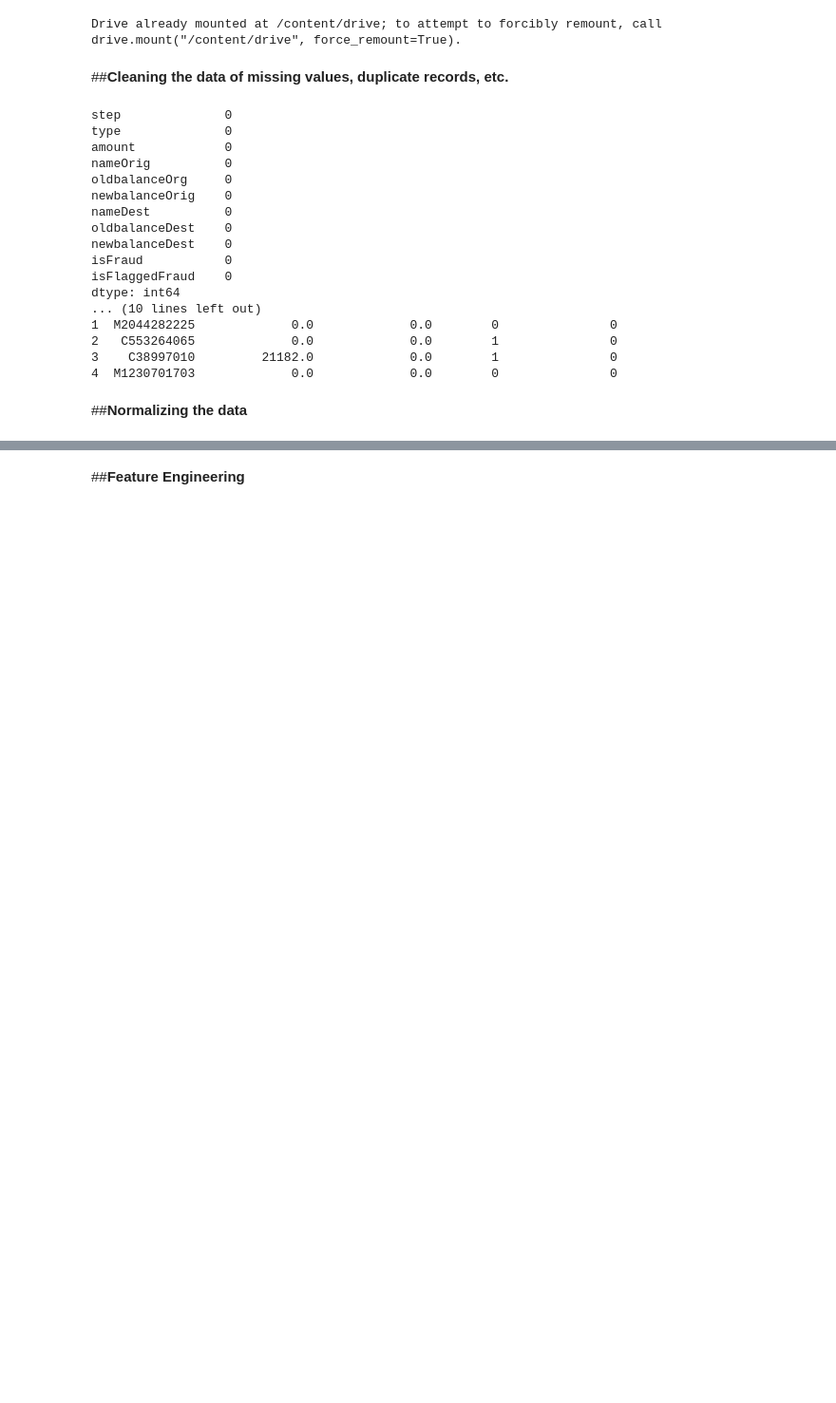
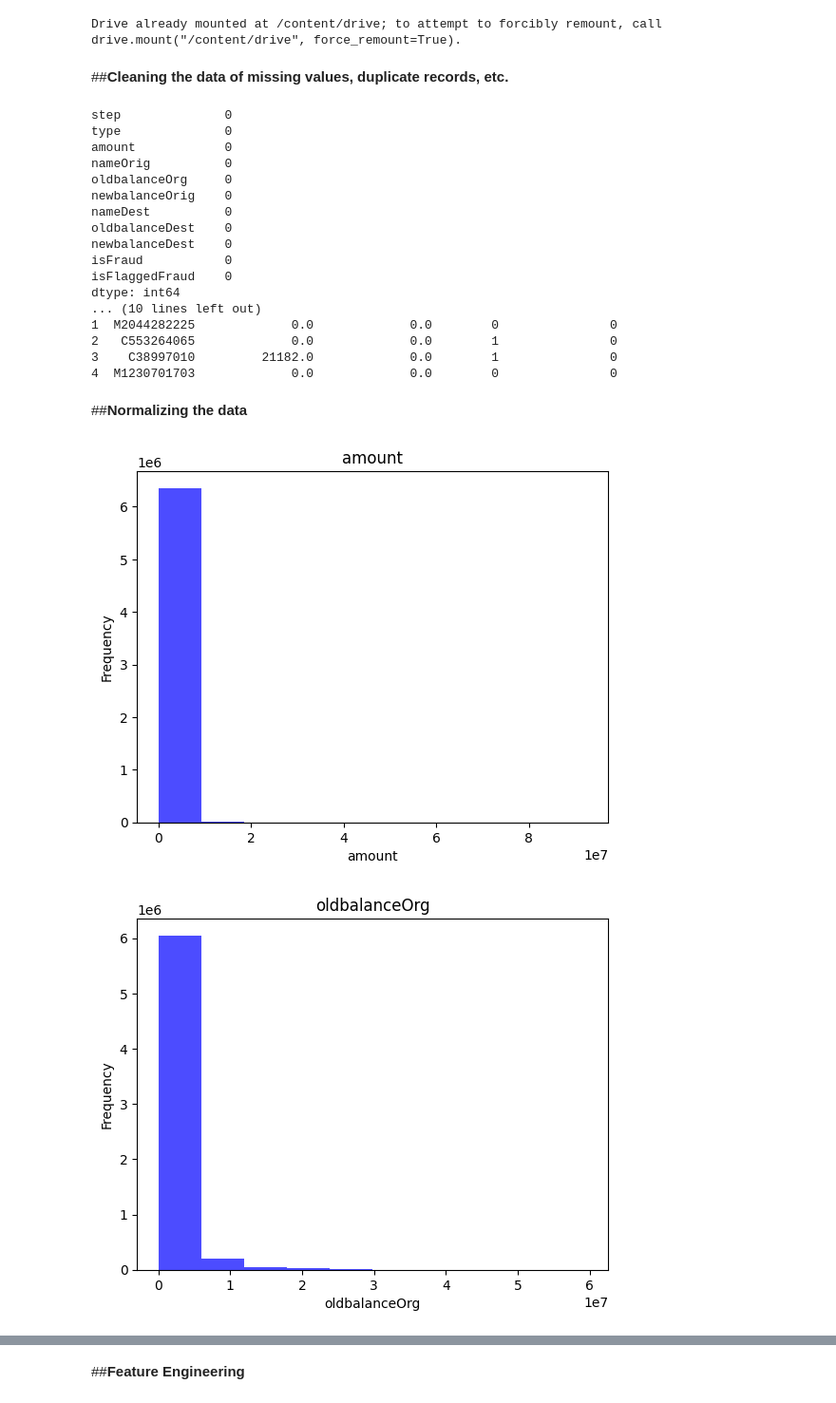
Before and after one commit to Priyesha710/summer-of-code-2024, a Jupyter notebook: Week1/Fraud_Detection.ipynb, the cells around one changed output, grey strips where cells are left out. Shown at 95% size. Saved outputs shown, nothing was run; the diff lists cells and outputs as text; code cells hidden in the pictures; blank space fills up the shorter version.

```diff
--- a/Week1/Fraud_Detection.ipynb
+++ b/Week1/Fraud_Detection.ipynb
@@ -72,3 +72,19 @@ dtype: int64
 4  M1230701703             0.0             0.0        0               0
 # %% [markdown]
 ##**Normalizing the data**
+# %%
+#Checking the distribution of required data
+
+
+# Columns to normalize
+cols_to_normalize = [2,4,5,7,8]
+
+for i in cols_to_normalize:
+  plt.hist(df.iloc[:,i], color = 'blue', alpha = 0.7)
+  plt.title(df.columns[i])
+  plt.ylabel("Frequency")
+  plt.xlabel(df.columns[i])
+  plt.show()
+# %% [output]
+[figure, added]
+[figure, added]
```
Also changed, not shown: parts of 7 cells of this notebook.
